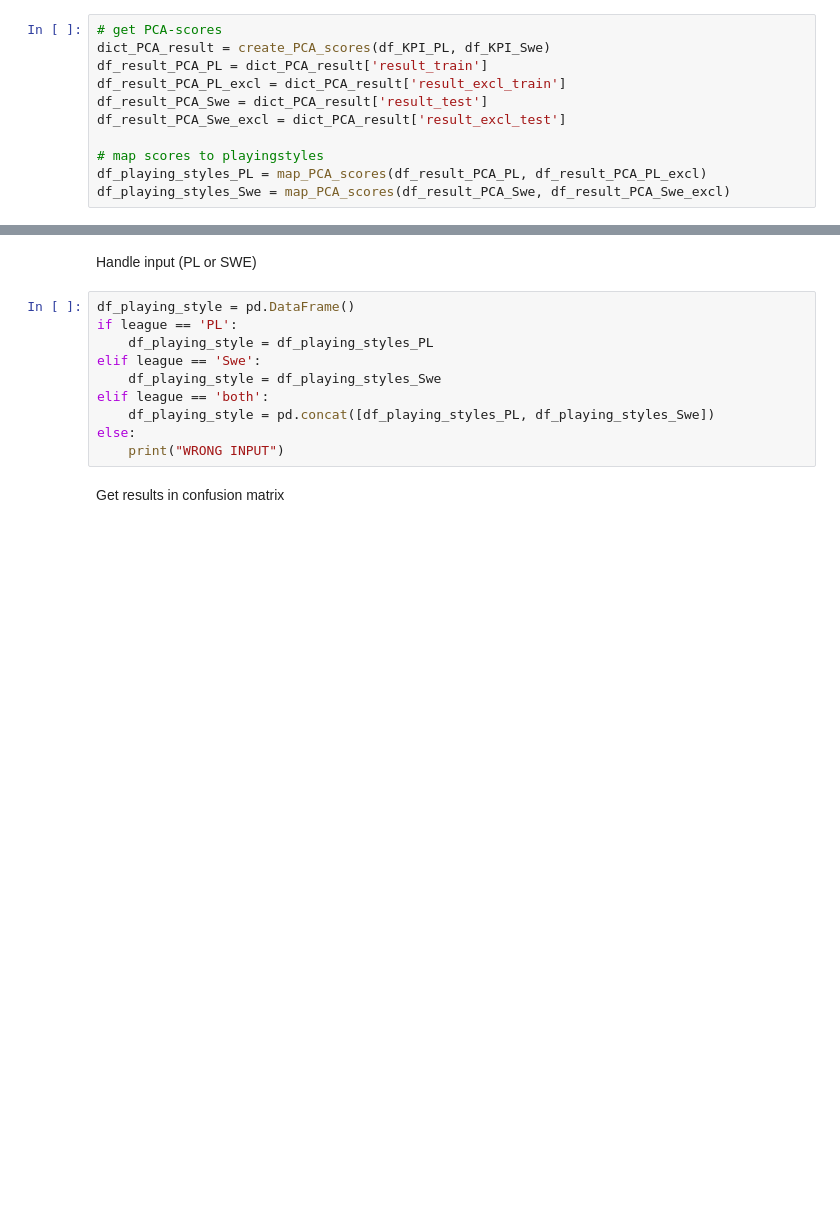
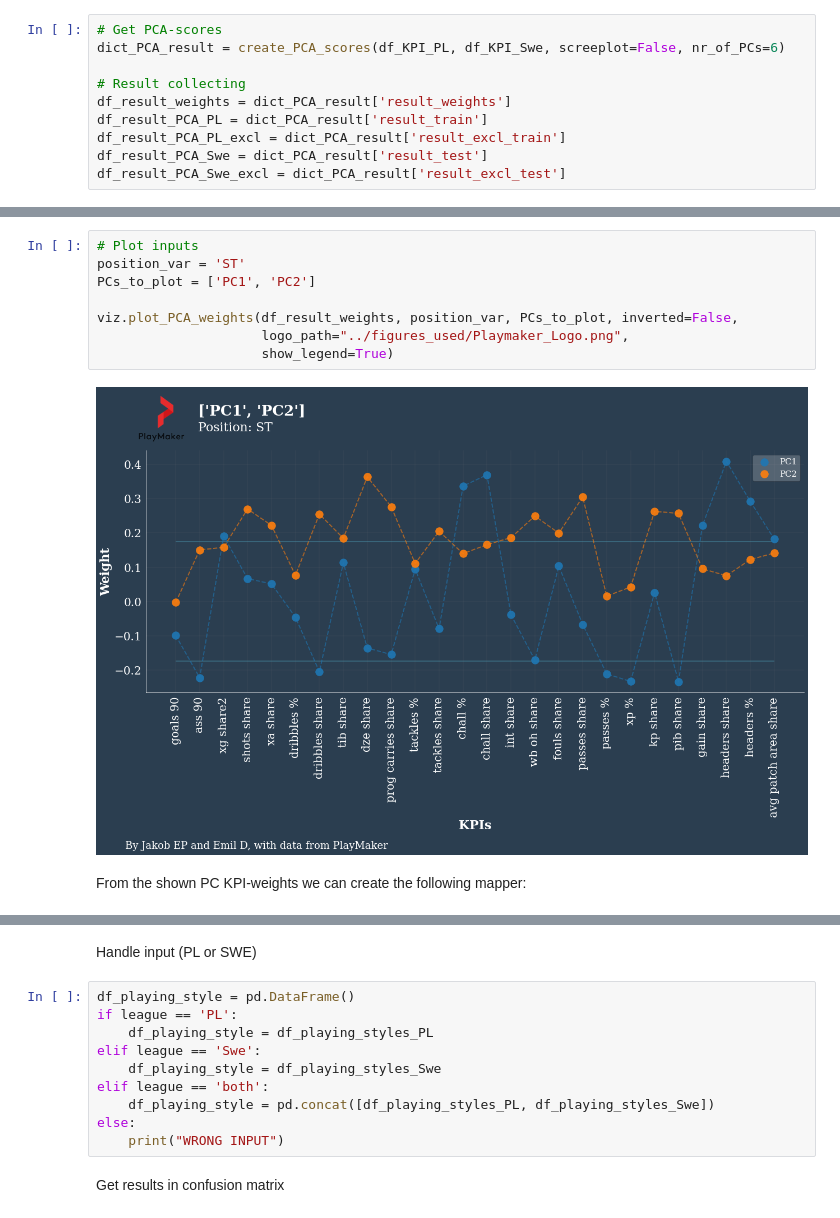
Before and after one commit to Sommarro-Devs/avatar-playing-style, a Jupyter notebook: lib/notebook_test.ipynb, the cells around one changed output, grey strips where cells are left out. Saved outputs shown, nothing was run; the diff lists cells and outputs as text; blank space fills up the shorter version.

```diff
--- a/lib/notebook_test.ipynb
+++ b/lib/notebook_test.ipynb
@@ -33,11 +55,10 @@ Call to PCA model
 # %%
-# get PCA-scores
-dict_PCA_result = create_PCA_scores(df_KPI_PL, df_KPI_Swe)
+# Get PCA-scores
+dict_PCA_result = create_PCA_scores(df_KPI_PL, df_KPI_Swe, screeplot=False, nr_of_PCs=6)
+
+# Result collecting
+df_result_weights = dict_PCA_result['result_weights']
 df_result_PCA_PL = dict_PCA_result['result_train']
 df_result_PCA_PL_excl = dict_PCA_result['result_excl_train']
 df_result_PCA_Swe = dict_PCA_result['result_test']
 df_result_PCA_Swe_excl = dict_PCA_result['result_excl_test']
-
-# map scores to playingstyles
-df_playing_styles_PL = map_PCA_scores(df_result_PCA_PL, df_result_PCA_PL_excl)
-df_playing_styles_Swe = map_PCA_scores(df_result_PCA_Swe, df_result_PCA_Swe_excl)
@@ -43,0 +71,12 @@ df_playing_styles_Swe = map_PCA_scores(df_result_PCA_Swe, df_result_PCA_Swe_excl
+# %%
+# Plot inputs
+position_var = 'ST'
+PCs_to_plot = ['PC1', 'PC2']
+
+viz.plot_PCA_weights(df_result_weights, position_var, PCs_to_plot, inverted=False,
+                     logo_path="../figures_used/Playmaker_Logo.png",
+                     show_legend=True)
+# %% [output]
+[figure, added]
+# %% [markdown]
+From the shown PC KPI-weights we can create the following mapper:
```
Also changed, not shown: parts of 18 cells of this notebook, 3 other files.
